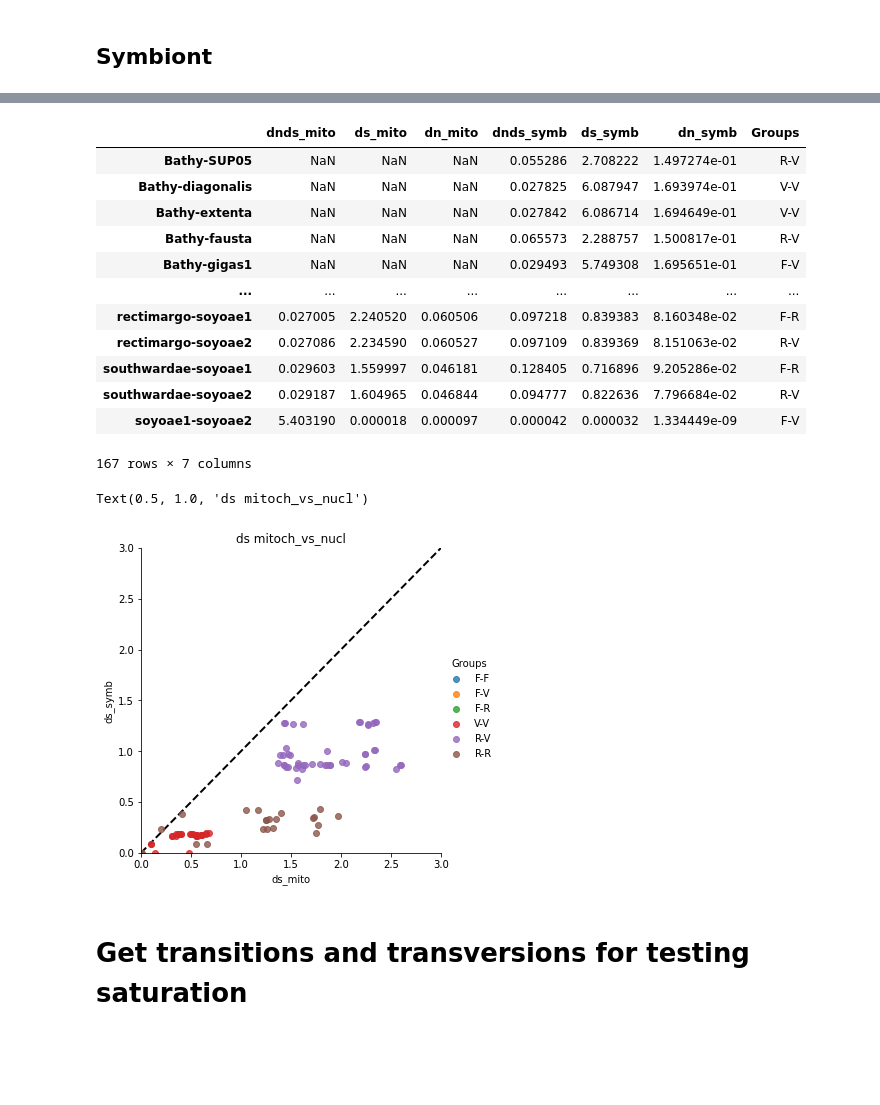
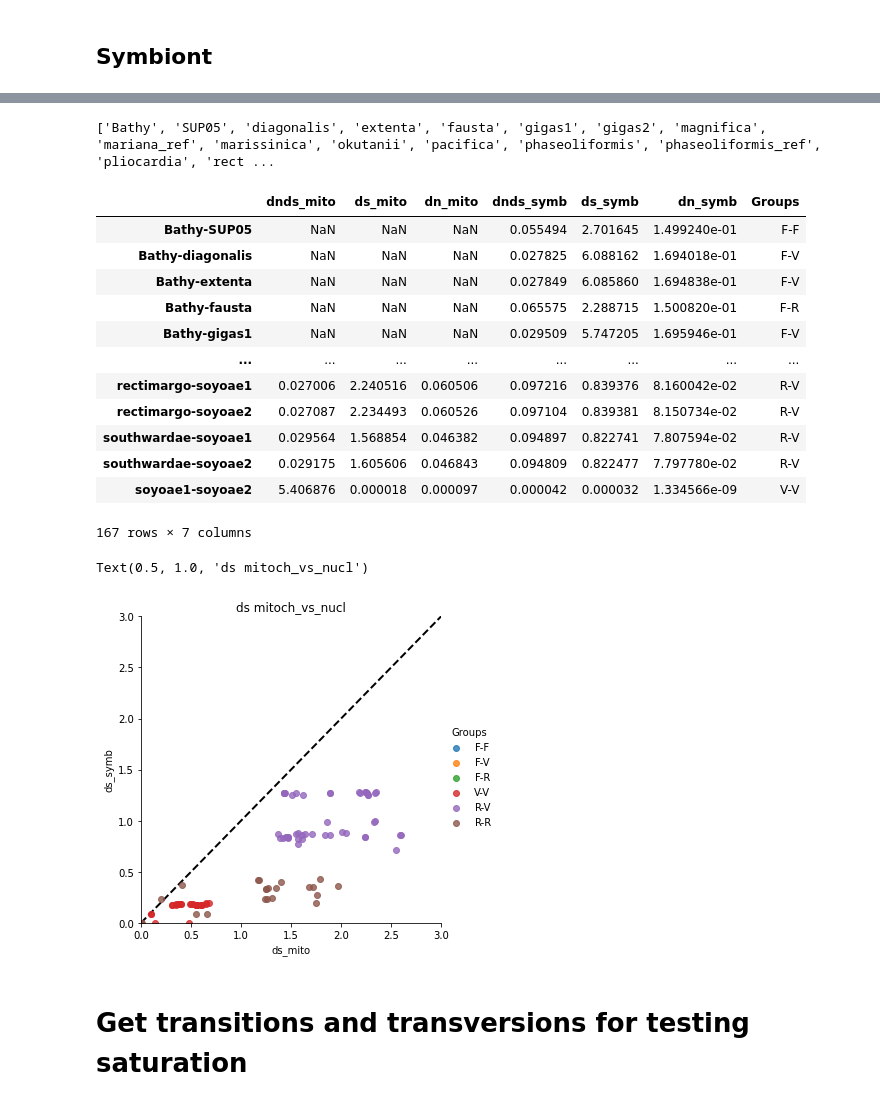
Before and after one commit to maepz/VesicSymb_Evolution, a Jupyter notebook: scripts/nucl_vs_mitoch_dS.ipynb, the cells around one changed output, grey strips where cells are left out. Cells and saved outputs as stored; diff of their text form; code cells hidden in the pictures; blank space fills up the shorter version.

```diff
--- a/scripts/nucl_vs_mitoch_dS.ipynb
+++ b/scripts/nucl_vs_mitoch_dS.ipynb
@@ -17,7 +23,7 @@ with open(path_to_files+'filelist_nopseudo_638','r') as f:
     lines=[file[8:-4] for file in f.read().splitlines()]
 print(len(lines))
 
-with open('core_genes_with_recomb_AICc.txt','r') as f:
+with open(path_out+'core_genes_with_recomb_AICc.txt','r') as f:
     recomb=[file for file in f.read().splitlines()]
 
 print(len(recomb))
@@ -287,25 +268,25 @@ df_sym
 # %%
-## Merge symb and mitoch tables
+## Add info group
+print(sorted(list(set(list(dic_mito.values())+list(dic_sym.values())))))
 
-df=pd.merge(df_mitoch,df_sym,how='outer',left_index=True, right_index=True)
-df
+dic_group=dict(zip(sorted(list(set(list(dic_mito.values())+list(dic_sym.values())))),['F','F','V','V','R','V','V','R','V','V','V','R','R','R','R','R','R','V','V']))
 
-## Add info group
-dic_group=dict(zip(list(set(list(dic_mito.values())+list(dic_sym.values()))),['R','R','V','V','R','R','R','R','R','V','R','V','V','R','F','V','V','V','F']))
+
 df['Groups']=['-'.join(sorted([dic_group[i.split('-')[0]], dic_group[i.split('-')[1]]])) for i in df.index.values]
 df
 # %% [output]
+['Bathy', 'SUP05', 'diagonalis', 'extenta', 'fausta', 'gigas1', 'gigas2', 'magnifica', 'mariana_ref', 'marissinica', 'okutanii', 'pacifica', 'phaseoliformis', 'phaseoliformis_ref', 'pliocardia', 'rect ...
 |  | dnds_mito | ds_mito | dn_mito | dnds_symb | ds_symb | dn_symb | Groups |
-| Bathy-SUP05 | NaN | NaN | NaN | 0.055286 | 2.708222 | 1.497274e-01 | R-V |
-| Bathy-diagonalis | NaN | NaN | NaN | 0.027825 | 6.087947 | 1.693974e-01 | V-V |
-| Bathy-extenta | NaN | NaN | NaN | 0.027842 | 6.086714 | 1.694649e-01 | V-V |
-| Bathy-fausta | NaN | NaN | NaN | 0.065573 | 2.288757 | 1.500817e-01 | R-V |
-| Bathy-gigas1 | NaN | NaN | NaN | 0.029493 | 5.749308 | 1.695651e-01 | F-V |
+| Bathy-SUP05 | NaN | NaN | NaN | 0.055494 | 2.701645 | 1.499240e-01 | F-F |
+| Bathy-diagonalis | NaN | NaN | NaN | 0.027825 | 6.088162 | 1.694018e-01 | F-V |
+| Bathy-extenta | NaN | NaN | NaN | 0.027849 | 6.085860 | 1.694838e-01 | F-V |
+| Bathy-fausta | NaN | NaN | NaN | 0.065575 | 2.288715 | 1.500820e-01 | F-R |
+| Bathy-gigas1 | NaN | NaN | NaN | 0.029509 | 5.747205 | 1.695946e-01 | F-V |
 | ... | ... | ... | ... | ... | ... | ... | ... |
-| rectimargo-soyoae1 | 0.027005 | 2.240520 | 0.060506 | 0.097218 | 0.839383 | 8.160348e-02 | F-R |
-| rectimargo-soyoae2 | 0.027086 | 2.234590 | 0.060527 | 0.097109 | 0.839369 | 8.151063e-02 | R-V |
-| southwardae-soyoae1 | 0.029603 | 1.559997 | 0.046181 | 0.128405 | 0.716896 | 9.205286e-02 | F-R |
-| southwardae-soyoae2 | 0.029187 | 1.604965 | 0.046844 | 0.094777 | 0.822636 | 7.796684e-02 | R-V |
-| soyoae1-soyoae2 | 5.403190 | 0.000018 | 0.000097 | 0.000042 | 0.000032 | 1.334449e-09 | F-V |
+| rectimargo-soyoae1 | 0.027006 | 2.240516 | 0.060506 | 0.097216 | 0.839376 | 8.160042e-02 | R-V |
+| rectimargo-soyoae2 | 0.027087 | 2.234493 | 0.060526 | 0.097104 | 0.839381 | 8.150734e-02 | R-V |
+| southwardae-soyoae1 | 0.029564 | 1.568854 | 0.046382 | 0.094897 | 0.822741 | 7.807594e-02 | R-V |
+| southwardae-soyoae2 | 0.029175 | 1.605606 | 0.046843 | 0.094809 | 0.822477 | 7.797780e-02 | R-V |
+| soyoae1-soyoae2 | 5.406876 | 0.000018 | 0.000097 | 0.000042 | 0.000032 | 1.334566e-09 | V-V |
-167 rows × 7 columns
+167 rows × 7 columns
 # %%
@@ -333,7 +314,7 @@ plt.plot([xmin,xmax],[ymin,ymax],linewidth=2,linestyle='dashed',color='black',zo
 plt.title('ds mitoch_vs_nucl')
 # %% [output]
 Text(0.5, 1.0, 'ds mitoch_vs_nucl')
-[figure, old version]
+[figure, new version]
 # %% [markdown]
 # Get transitions and transversions for testing saturation
 # %%
```
Also changed, not shown: parts of 29 cells of this notebook, 11 other files.
